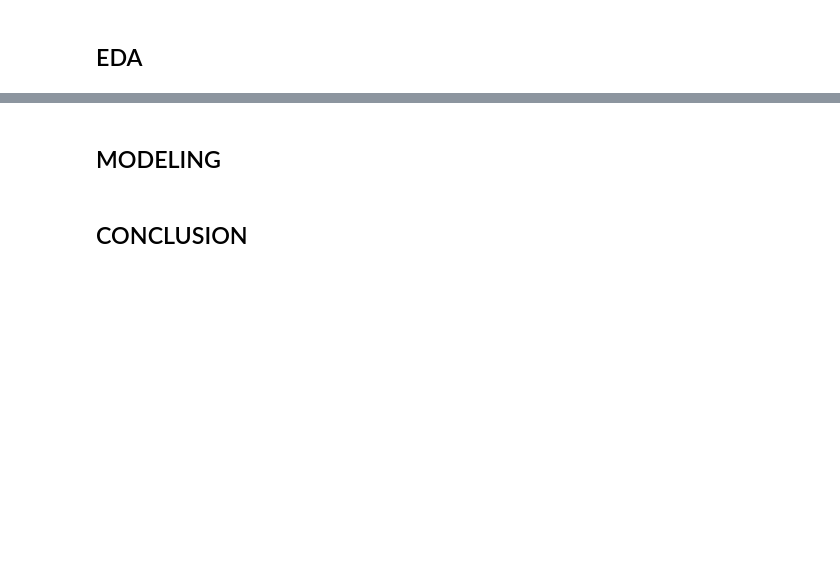
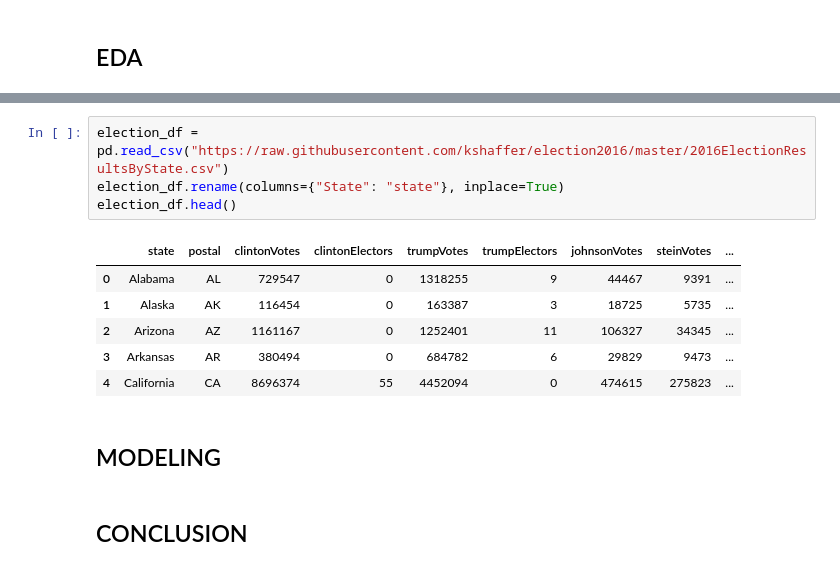
Before and after one commit to nathsteve13/datascience_demo_2025, a Jupyter notebook: data_science_notebook.ipynb, the cells around one changed output, grey strips where cells are left out. Drawn from its saved outputs; the diff is of its cells as text; blank space fills up the shorter version.

```diff
--- a/data_science_notebook.ipynb
+++ b/data_science_notebook.ipynb
@@ -7,3 +194,14 @@
+# %%
+election_df = pd.read_csv("https://raw.githubusercontent.com/kshaffer/election2016/master/2016ElectionResultsByState.csv")
+election_df.rename(columns={"State": "state"}, inplace=True)
+election_df.head()
+# %% [output]
+|  | state | postal | clintonVotes | clintonElectors | trumpVotes | trumpElectors | johnsonVotes | steinVotes | ... |
+| 0 | Alabama | AL | 729547 | 0 | 1318255 | 9 | 44467 | 9391 | ... |
+| 1 | Alaska | AK | 116454 | 0 | 163387 | 3 | 18725 | 5735 | ... |
+| 2 | Arizona | AZ | 1161167 | 0 | 1252401 | 11 | 106327 | 34345 | ... |
+| 3 | Arkansas | AR | 380494 | 0 | 684782 | 6 | 29829 | 9473 | ... |
+| 4 | California | CA | 8696374 | 55 | 4452094 | 0 | 474615 | 275823 | ... |
 # %% [markdown]
 ## MODELING
 # %% [markdown]
```
Also changed, not shown: parts of 18 cells of this notebook.
